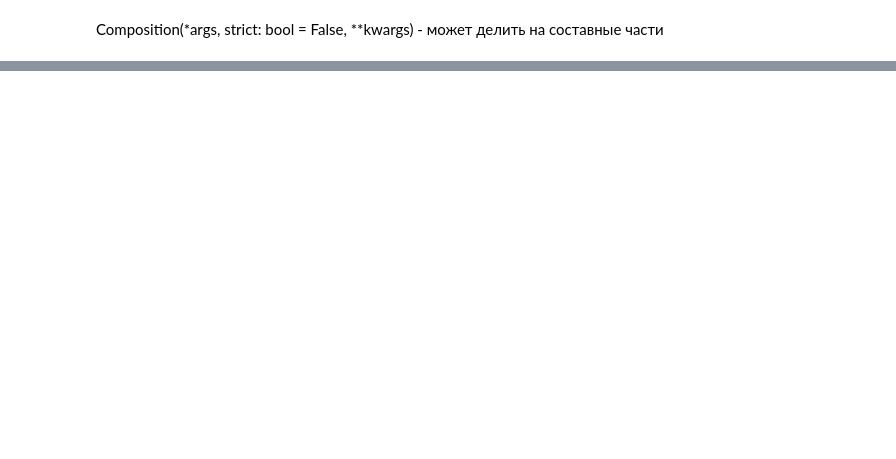
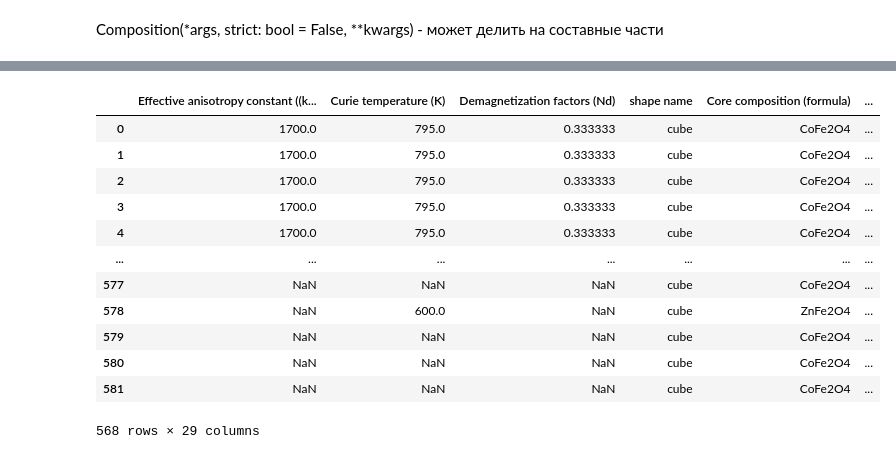
Before and after one commit to kwillon/Megy, a Jupyter notebook: MEP.ipynb, the cells around one changed output, grey strips where cells are left out. Saved outputs shown, nothing was run; the diff lists cells and outputs as text; code cells hidden in the pictures; blank space fills up the shorter version.

```diff
--- a/MEP.ipynb
+++ b/MEP.ipynb
@@ -121,0 +230,19 @@ ValueError: ignored
+# %%
+del df['link']
+del df['#']
+
+df
+# %% [output]
+|  | Effective anisotropy constant ((k... | Curie temperature (K) | Demagnetization factors (Nd) | shape name | Core composition (formula) | ... |
+| 0 | 1700.0 | 795.0 | 0.333333 | cube | CoFe2O4 | ... |
+| 1 | 1700.0 | 795.0 | 0.333333 | cube | CoFe2O4 | ... |
+| 2 | 1700.0 | 795.0 | 0.333333 | cube | CoFe2O4 | ... |
+| 3 | 1700.0 | 795.0 | 0.333333 | cube | CoFe2O4 | ... |
+| 4 | 1700.0 | 795.0 | 0.333333 | cube | CoFe2O4 | ... |
+| ... | ... | ... | ... | ... | ... | ... |
+| 577 | NaN | NaN | NaN | cube | CoFe2O4 | ... |
+| 578 | NaN | 600.0 | NaN | cube | ZnFe2O4 | ... |
+| 579 | NaN | NaN | NaN | cube | CoFe2O4 | ... |
+| 580 | NaN | NaN | NaN | cube | CoFe2O4 | ... |
+| 581 | NaN | NaN | NaN | cube | CoFe2O4 | ... |
+568 rows × 29 columns
```
Also changed, not shown: parts of 22 cells of this notebook.
